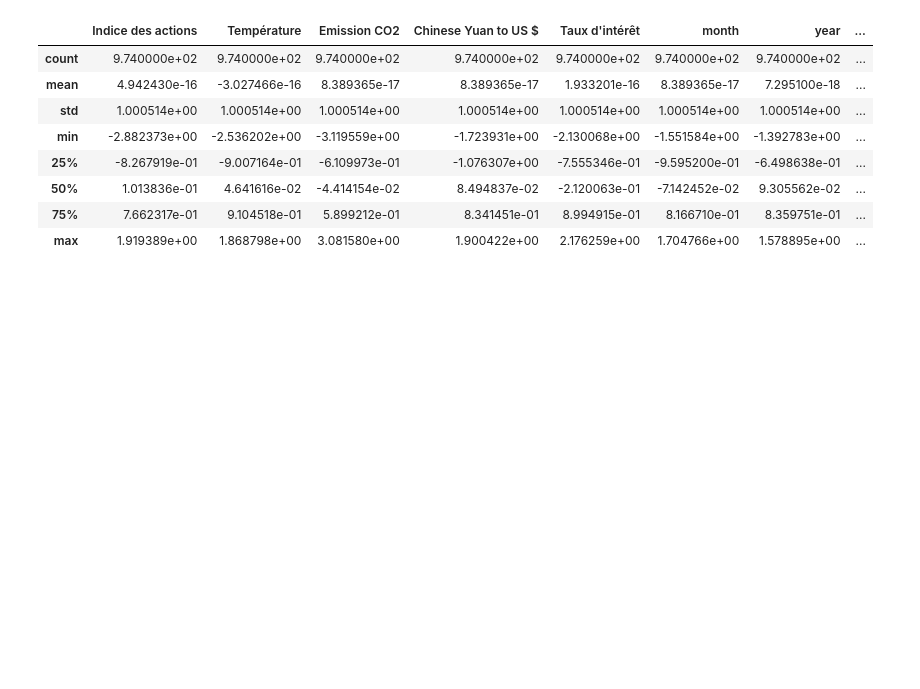
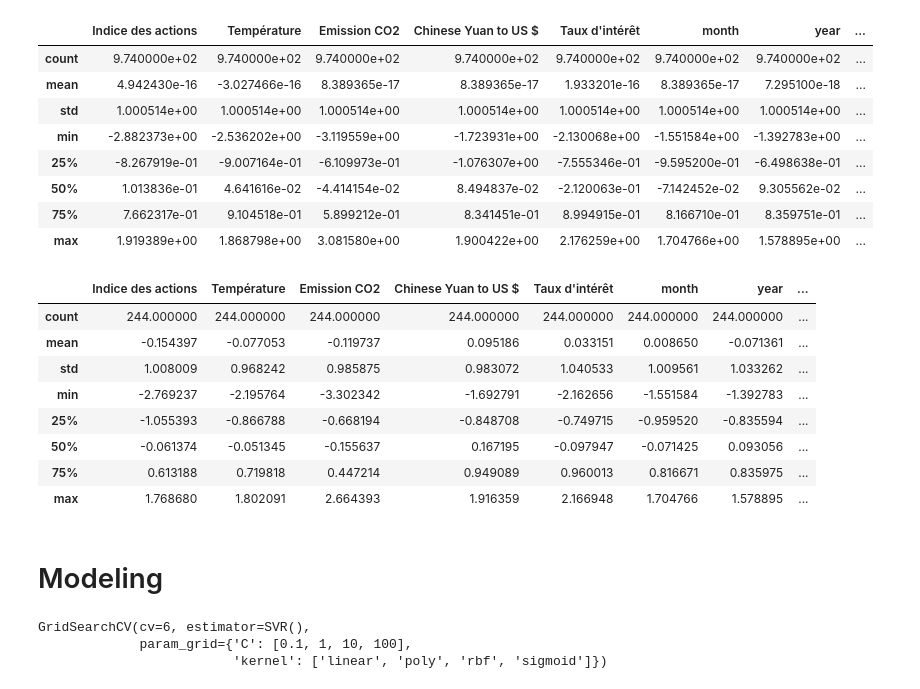
Before and after one commit to samaalibassem123/My-first-Hackathon, a Jupyter notebook: main.ipynb, the cells around one changed output. Saved outputs shown, nothing was run; the diff lists cells and outputs as text; code cells hidden in the pictures; blank space fills up the shorter version.

```diff
--- a/main.ipynb
+++ b/main.ipynb
@@ -297,4 +280,18 @@ pd.DataFrame(x_train_scaled, columns=columns).describe()
 | 75% | 7.662317e-01 | 9.104518e-01 | 5.899212e-01 | 8.341451e-01 | 8.994915e-01 | 8.166710e-01 | 8.359751e-01 | ... |
 | max | 1.919389e+00 | 1.868798e+00 | 3.081580e+00 | 1.900422e+00 | 2.176259e+00 | 1.704766e+00 | 1.578895e+00 | ... |
 # %%
-y
+x_test_scaled = colum_transformer.transform(x_test)
+# %%
+pd.DataFrame(x_test_scaled, columns=columns).describe()
+# %% [output]
+|  | Indice des actions | Température | Emission CO2 | Chinese Yuan to US $ | Taux d'intérêt | month | year | ... |
+| count | 244.000000 | 244.000000 | 244.000000 | 244.000000 | 244.000000 | 244.000000 | 244.000000 | ... |
+| mean | -0.154397 | -0.077053 | -0.119737 | 0.095186 | 0.033151 | 0.008650 | -0.071361 | ... |
+| std | 1.008009 | 0.968242 | 0.985875 | 0.983072 | 1.040533 | 1.009561 | 1.033262 | ... |
+| min | -2.769237 | -2.195764 | -3.302342 | -1.692791 | -2.162656 | -1.551584 | -1.392783 | ... |
+| 25% | -1.055393 | -0.866788 | -0.668194 | -0.848708 | -0.749715 | -0.959520 | -0.835594 | ... |
+| 50% | -0.061374 | -0.051345 | -0.155637 | 0.167195 | -0.097947 | -0.071425 | 0.093056 | ... |
+| 75% | 0.613188 | 0.719818 | 0.447214 | 0.949089 | 0.960013 | 0.816671 | 0.835975 | ... |
+| max | 1.768680 | 1.802091 | 2.664393 | 1.916359 | 2.166948 | 1.704766 | 1.578895 | ... |
+# %% [markdown]
+# Modeling
@@ -300,0 +307,6 @@ y
+# %%
+model.fit(x_train_scaled, y_train)
+# %% [output]
+GridSearchCV(cv=6, estimator=SVR(),
+             param_grid={'C': [0.1, 1, 10, 100],
+                         'kernel': ['linear', 'poly', 'rbf', 'sigmoid']})
```
Also changed, not shown: parts of 11 cells of this notebook.
